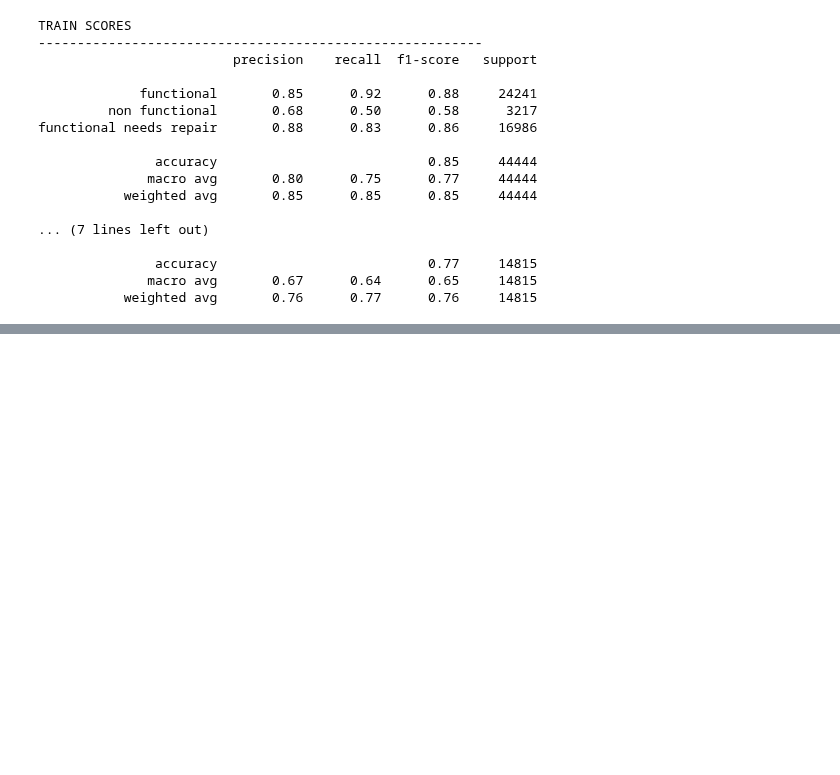
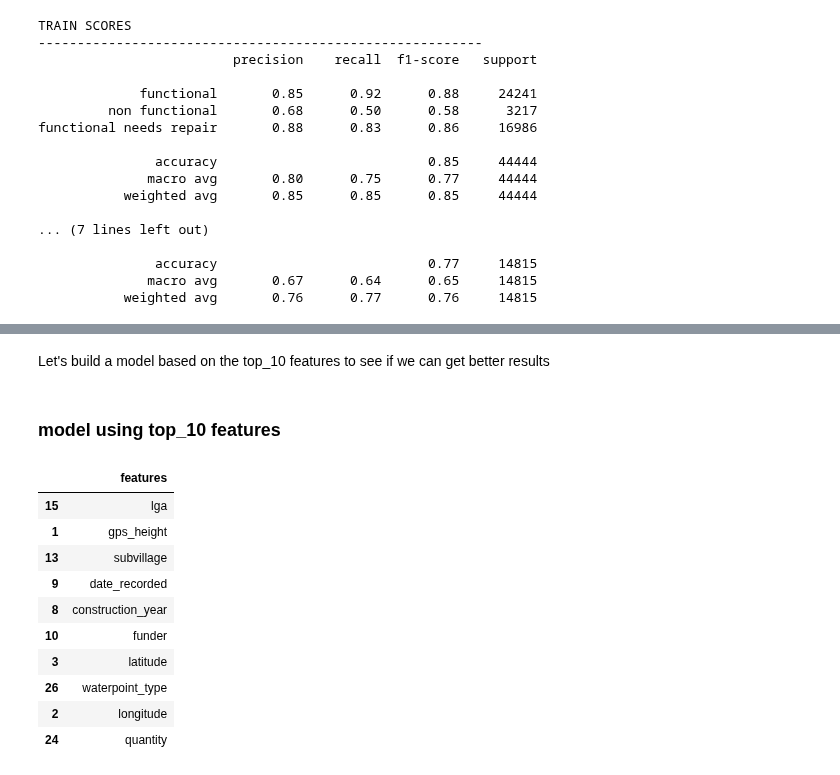
Before and after one commit to rahulakrish/water_pump_classifier, a Jupyter notebook: phase3_project.ipynb, the cells around one changed output, grey strips where cells are left out. Cells and saved outputs as stored; diff of their text form; code cells hidden in the pictures; blank space fills up the shorter version.

```diff
--- a/phase3_project.ipynb
+++ b/phase3_project.ipynb
@@ -1019,0 +1056,23 @@ functional needs repair       0.88      0.83      0.86     16986
+# %% [markdown]
+Let's build a model based on the top_10 features to see if we can get better results
+# %% [markdown]
+### model using top_10 features
+# %%
+#create a new df with the top_10 features alone
+
+#get top10 features
+cols = df_importance_sorted['features'].tail(10)
+cols=pd.DataFrame(data=cols)
+cols
+# %% [output]
+|  | features |
+| 15 | lga |
+| 1 | gps_height |
+| 13 | subvillage |
+| 9 | date_recorded |
+| 8 | construction_year |
+| 10 | funder |
+| 3 | latitude |
+| 26 | waterpoint_type |
+| 2 | longitude |
+| 24 | quantity |
```
Also changed, not shown: parts of 10 cells of this notebook.
